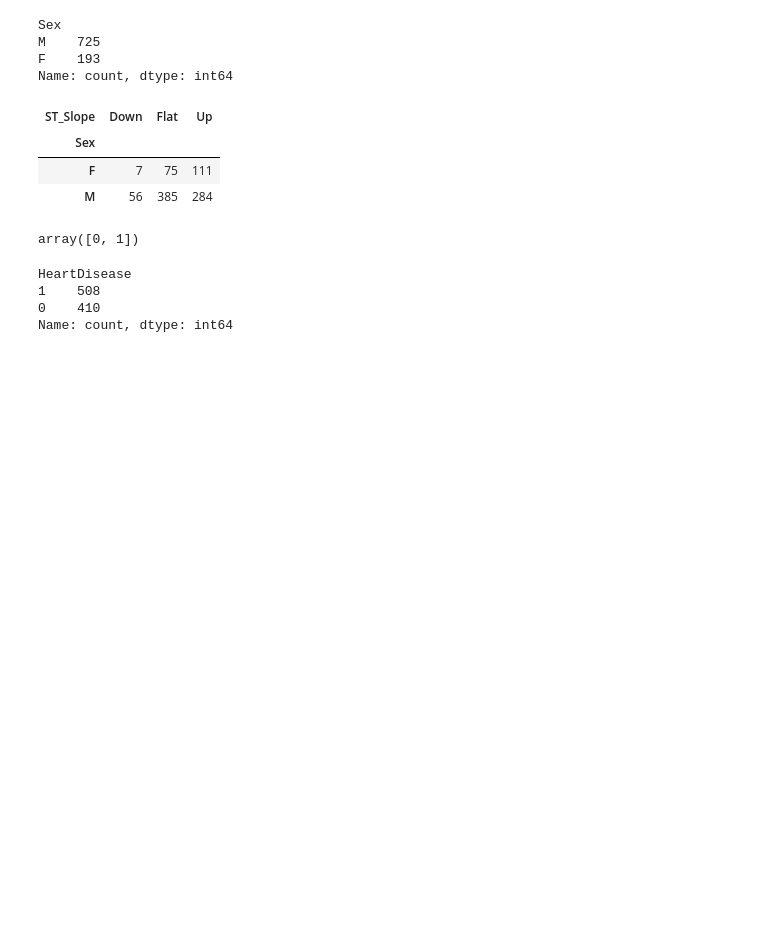
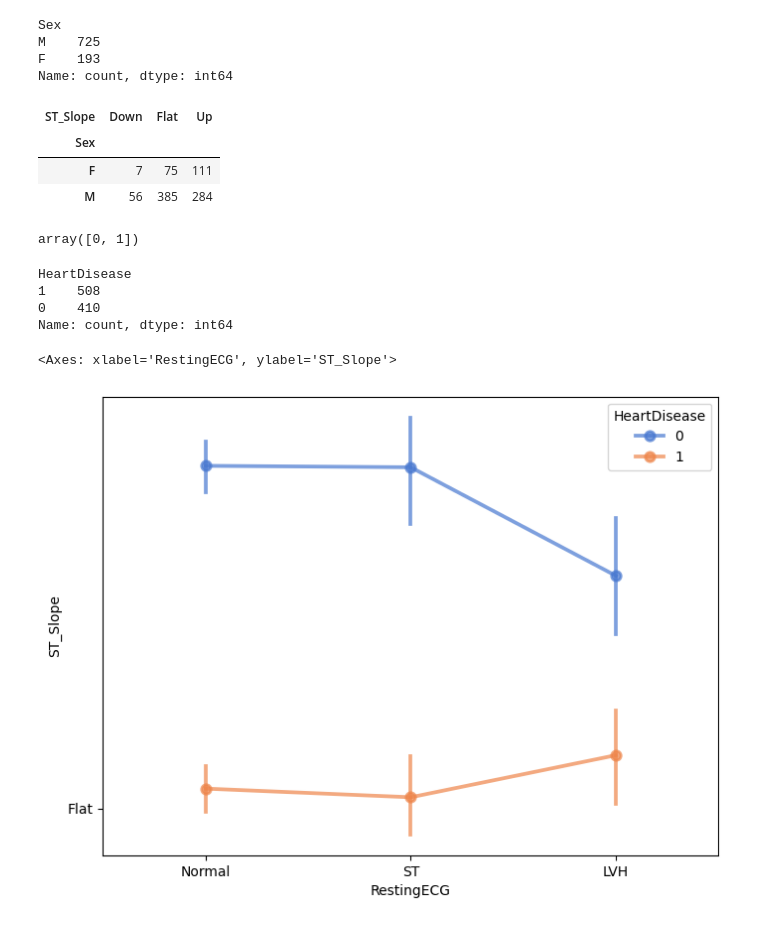
Before and after one commit to midorikawaguti/Heart_Failure_Prediction_Team_0, a Jupyter notebook: data/processed/Cleaning.ipynb, the cells around one changed output. Cells and saved outputs as stored; diff of their text form; code cells hidden in the pictures; blank space fills up the shorter version.

Commit message:
added viz for ST_Slope and Oldpeak

```diff
--- a/data/processed/Cleaning.ipynb
+++ b/data/processed/Cleaning.ipynb
@@ -138,3 +120,17 @@ HeartDisease
 1    508
 0    410
 Name: count, dtype: int64
+# %%
+# build vizualization on Oldpeak readings and ST_slope records
+import seaborn as sns
+import matplotlib.pyplot as plt
+plt.figure(figsize=(8, 6))
+sns.pointplot(data=df,
+                x = df['RestingECG'],
+                y = df['ST_Slope'],
+                hue= df['HeartDisease'],
+                palette="muted",
+                alpha=0.7)
+# %% [output]
+<Axes: xlabel='RestingECG', ylabel='ST_Slope'>
+[figure, added]
```
Also changed, not shown: parts of 3 cells of this notebook, 1 other file.
